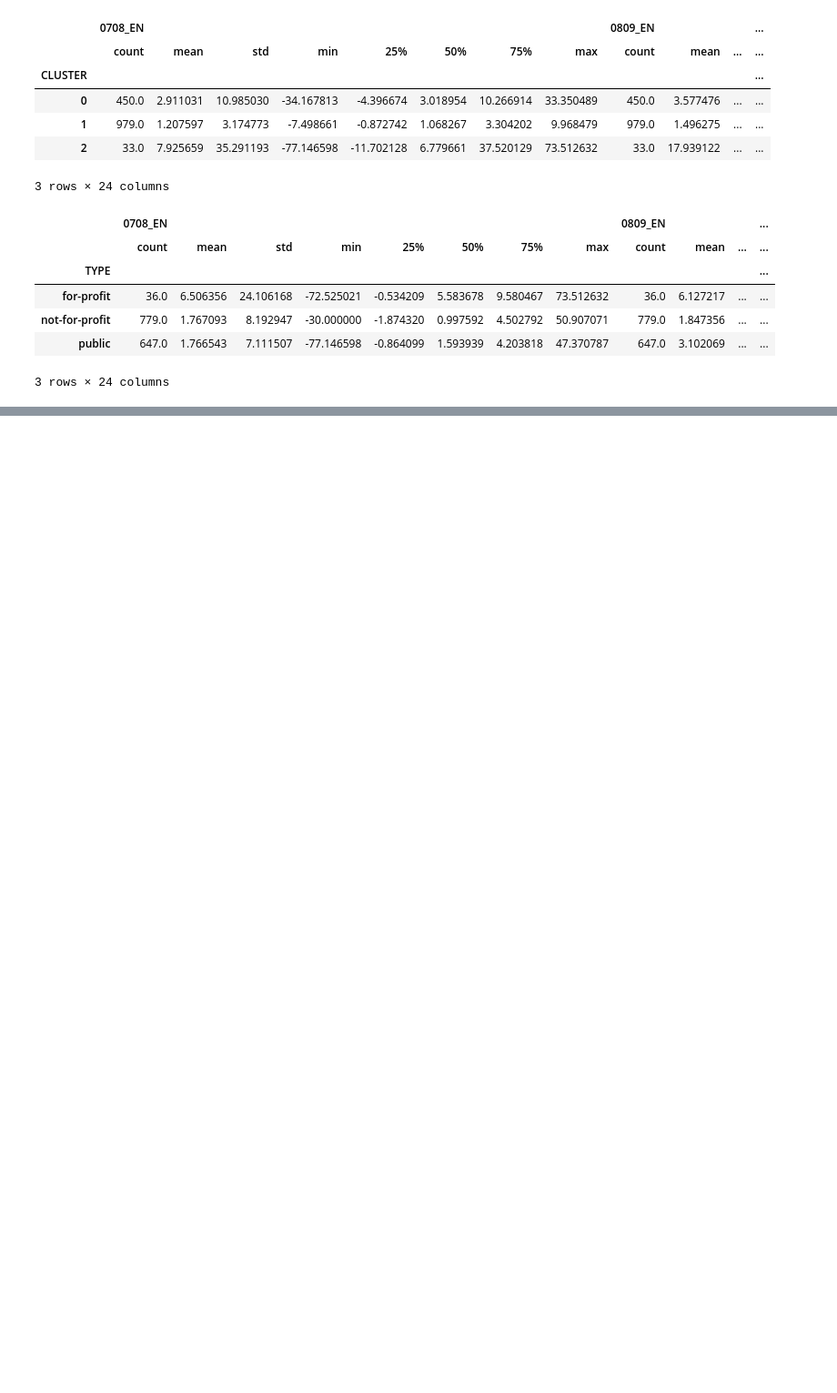
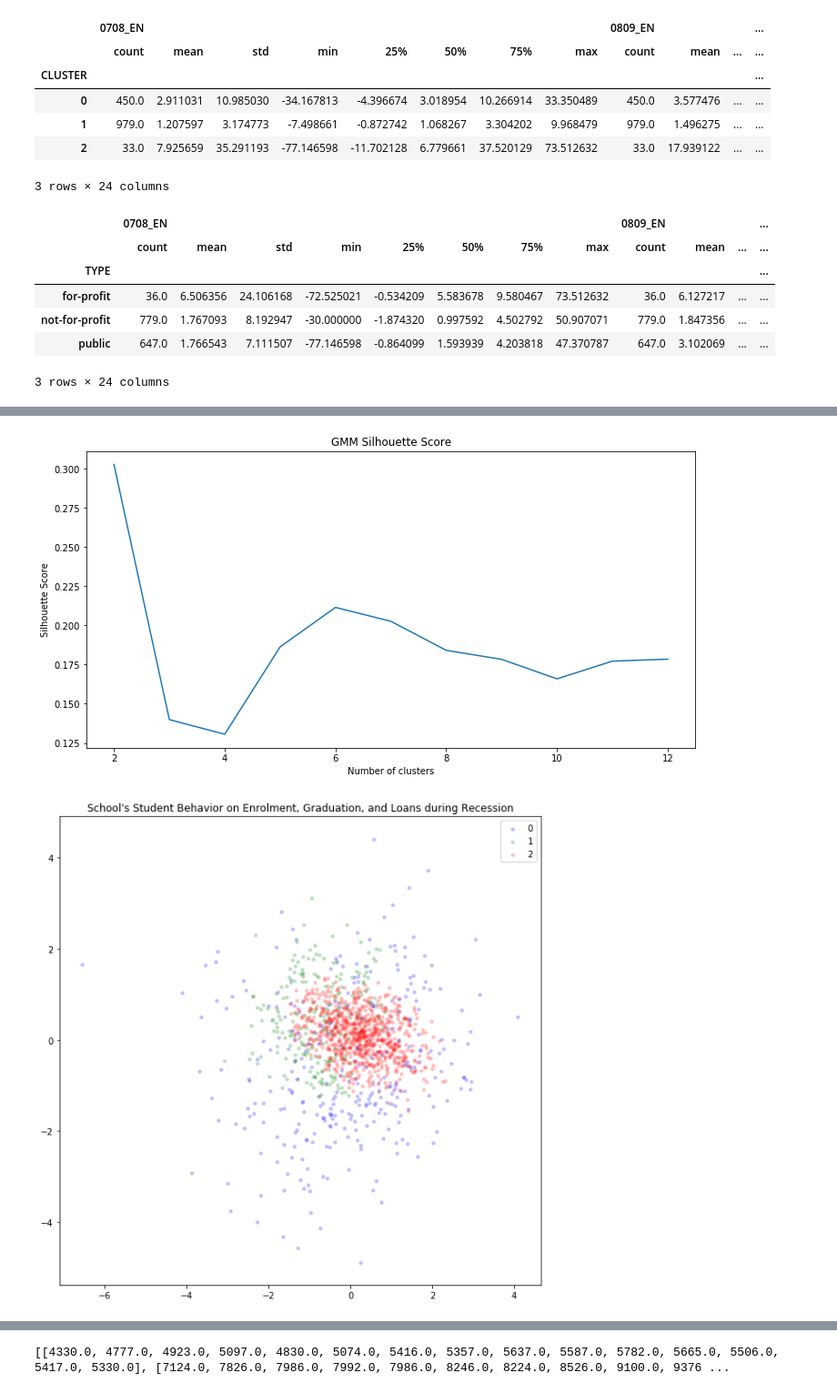
Before and after one commit to cyu1221/CS506, a Jupyter notebook: clustering/clustering.ipynb, the cells around one changed output, grey strips where cells are left out. Shown at 91% size. Cells and saved outputs as stored; diff of their text form; code cells hidden in the pictures; blank space fills up the shorter version.

```diff
--- a/clustering/clustering.ipynb
+++ b/clustering/clustering.ipynb
@@ -481,0 +481,30 @@ results_type
+# %%
+df_extracted = extractRelevantData(df_percent_change_all_years, ["EN", "GR", "LOAN_T"], ["0809"])
+
+df_extracted = df_extracted.loc[((df_extracted["0809_EN"] < 90) &
+                                 (df_extracted["0809_EN"] > -90)&
+                                 (df_extracted["0809_GR"] < 90) &
+                                 (df_extracted["0809_GR"] > -90)&
+                                 (df_extracted["0809_LOAN_T"] < 90) &
+                                 (df_extracted["0809_LOAN_T"] > -90))]
+
+dataWithPCA2D(df_extracted)
+clusterData(df_extracted, 3, getScGraph = True)
+graphClusters(df_extracted, 3, "School's Student Behavior on Enrolment, Graduation, and Loans during Recession", clusterCol="CLUSTER")
+results_clusters_percent_change = dataStatistics(df_extracted, "describe", clusterCol="CLUSTER")
+
+original = extractRelevantData(df, ["EN", "GR", "LOAN_T"], ["0102","0203","0304","0405","0506","0607","0708","0809","0910","1011","1112","1213","1314","1415","1516"])
+cols = original.columns.tolist()
+df_clustering_on_original = pd.merge(original , df_extracted[['UNITID', 'CLUSTER']], left_on='UNITID', right_on='UNITID', how='inner')
+
+results_clusters_original_data = dataStatistics(df_clustering_on_original, "median", clusterCol="CLUSTER")
+results_clusters_original_data = results_clusters_original_data[cols[3:]]
+description_original_data = dataStatistics(df_clustering_on_original, "describe", clusterCol="CLUSTER")
+
+print(results_clusters_original_data.iloc[:,30:45])
+
+plotAgregates(results_clusters_original_data.iloc[:,30:45], ["LOAN_T"], ["0: LOAN","1: LOAN", "2: LOAN"], title="Median amount of loans per school clustered by similarity")
+plotAgregates(results_clusters_original_data.iloc[:,0:15], ["EN"], ["0: Enrolment","1: Enrolment", "2: Enrolment"], title="Median amount of Enrolments per school clustered by similarity")
+# %% [output]
+[figure, added]
+[figure, added]
@@ -481,0 +530 @@ results_type
+[[4330.0, 4777.0, 4923.0, 5097.0, 4830.0, 5074.0, 5416.0, 5357.0, 5637.0, 5587.0, 5782.0, 5665.0, 5506.0, 5417.0, 5330.0], [7124.0, 7826.0, 7986.0, 7992.0, 7986.0, 8246.0, 8224.0, 8526.0, 9100.0, 9376 ...
```
Also changed, not shown: parts of 12 cells of this notebook, 1 other file.
